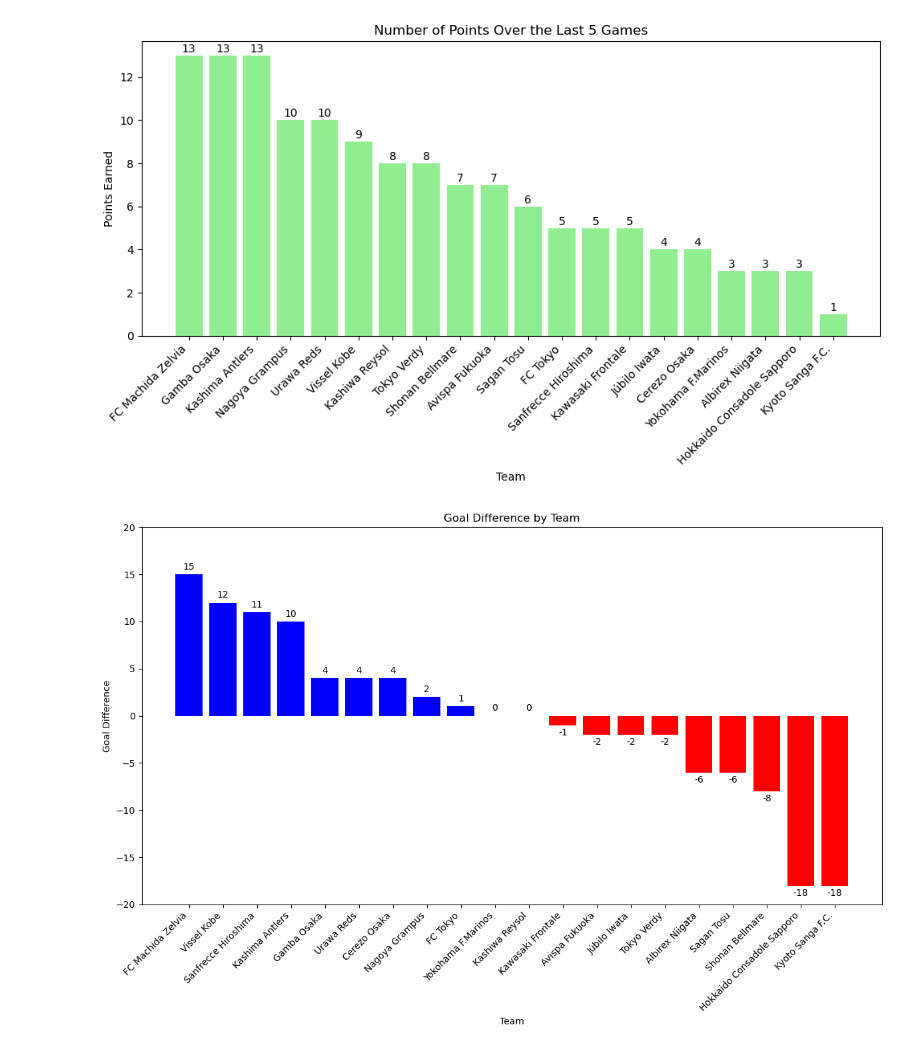
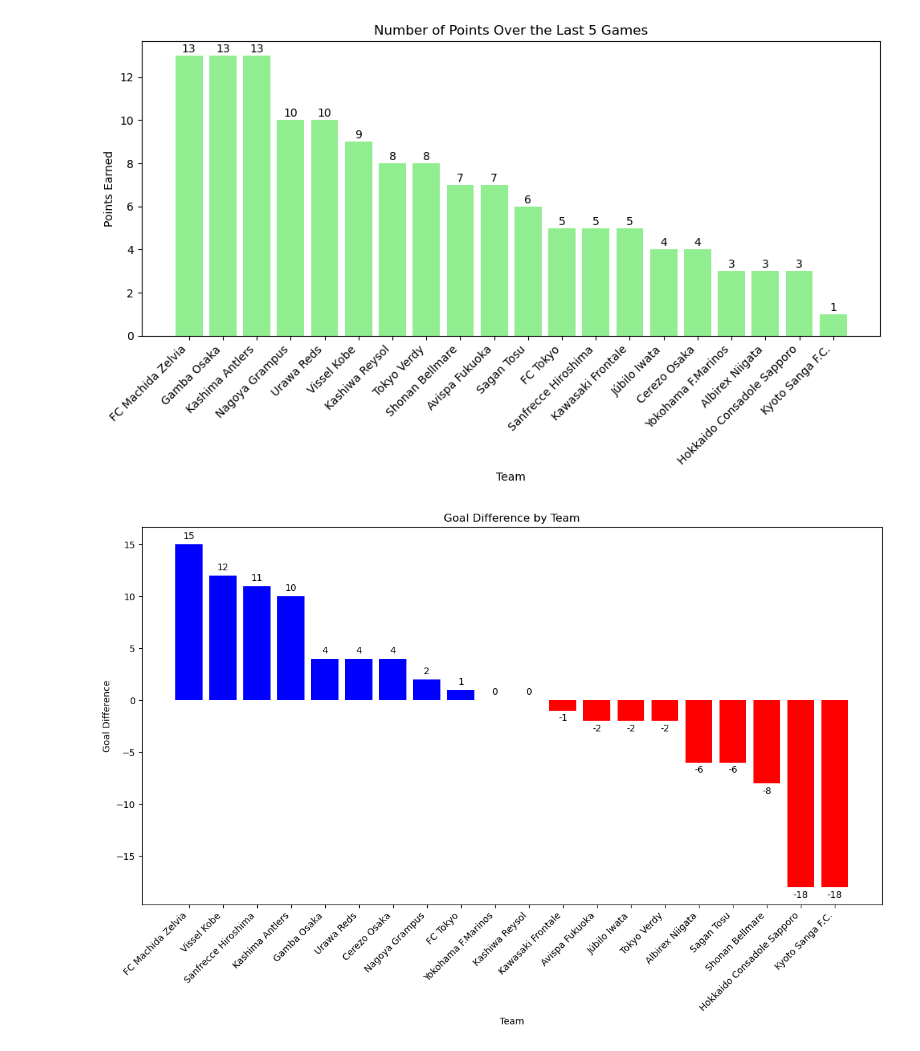
Before and after one commit to ayianshariff2/projects, a Jupyter notebook: J-League Data Analysis Project.ipynb, the cells around one changed output. Drawn from its saved outputs; the diff is of its cells as text; code cells hidden in the pictures.

```diff
--- a/J-League Data Analysis Project.ipynb
+++ b/J-League Data Analysis Project.ipynb
@@ -95,11 +87,14 @@ dtype: object
 df['GF'] = df['GF'].astype(int)
 df['GA'] = df['GA'].astype(int)
 df['GD'] = df['GD'].astype(int)
+df['Position'] = df['Position'].astype(int)
 df['Points'] = df['Points'].astype(int)
 df['P'] = df['P'].astype(int)
 df['W'] = df['W'].astype(int)
 df['D'] = df['D'].astype(int)
 df['L'] = df['L'].astype(int)
+df['Team Name'] = df['Team Name'].astype(str)
+df['Form'] = df['Form'].astype(str)
 # %%
 top_scorers = df.sort_values(by='GF', ascending=False).head(10)
 plt.figure(figsize=(10, 6))
@@ -212,7 +207,7 @@ def calculate_points(form):
 
 df['Points over the last 5 games'] = df['Form'].apply(calculate_points)
 
-l5p = df[['Position','Club', 'Points over the last 5 games']].sort_values(by='Points over the last 5 games', ascending=False).reset_index(drop=True)
+l5p = df[['Position','Team Name', 'Points over the last 5 games']].sort_values(by='Points over the last 5 games', ascending=False).reset_index(drop=True)
 
 print_df(l5p)
 # %% [output]
@@ -249,17 +244,16 @@ plt.show()
 # %%
 df2 = df.sort_values(by='GD', ascending=False)
 colors = ['blue' if val >= 0 else 'red' for val in df2['GD']]
 plt.figure(figsize=(12,8))
-bars = plt.bar(df2['Club'], df2['GD'], color=colors)
+bars = plt.bar(df2['Team Name'], df2['GD'], color=colors)
 for bar, value in zip(bars, df2['GD']):
     plt.text(bar.get_x() + bar.get_width() / 2, bar.get_height() + 0.3 if value >= 0 else bar.get_height() - 0.3,
              str(value), ha='center', va='bottom' if value >= 0 else 'top')
 plt.title('Goal Difference by Team')
 plt.xlabel('Team')
 plt.ylabel('Goal Difference')
-plt.ylim(-20, 20)
 plt.xticks(rotation=45, ha='right')
 plt.tight_layout()
 plt.show()
 # %% [output]
-[figure, old version]
+[figure, new version]
```
Also changed, not shown: parts of 13 cells of this notebook.
